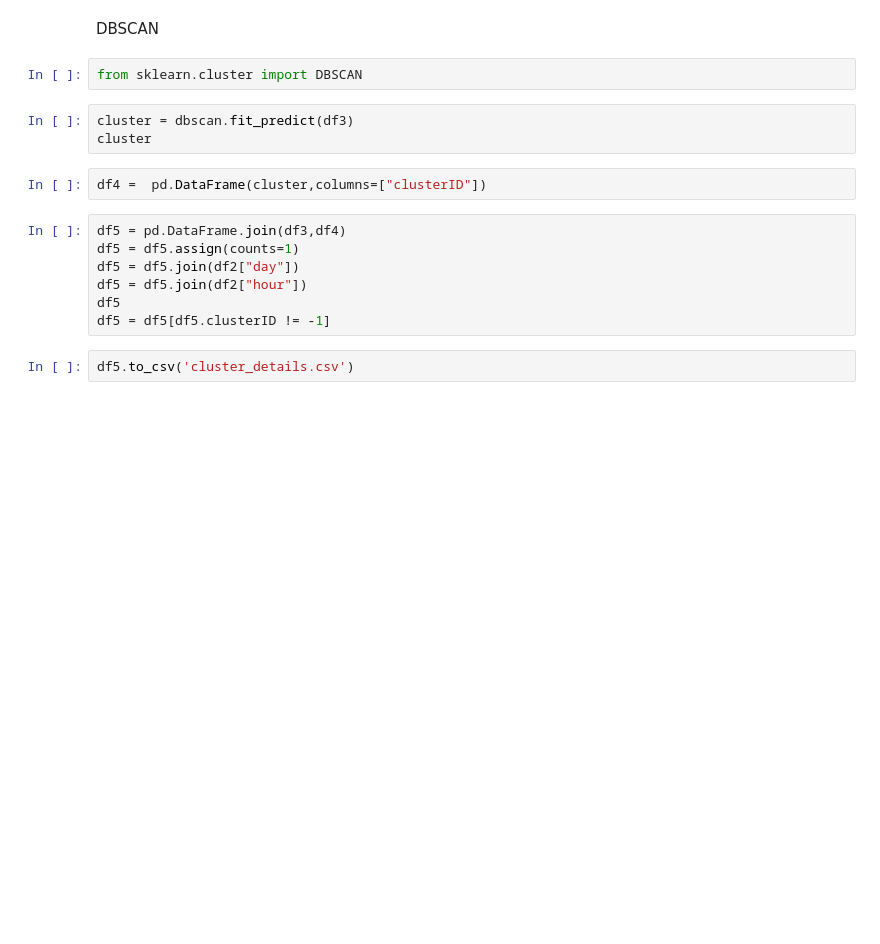
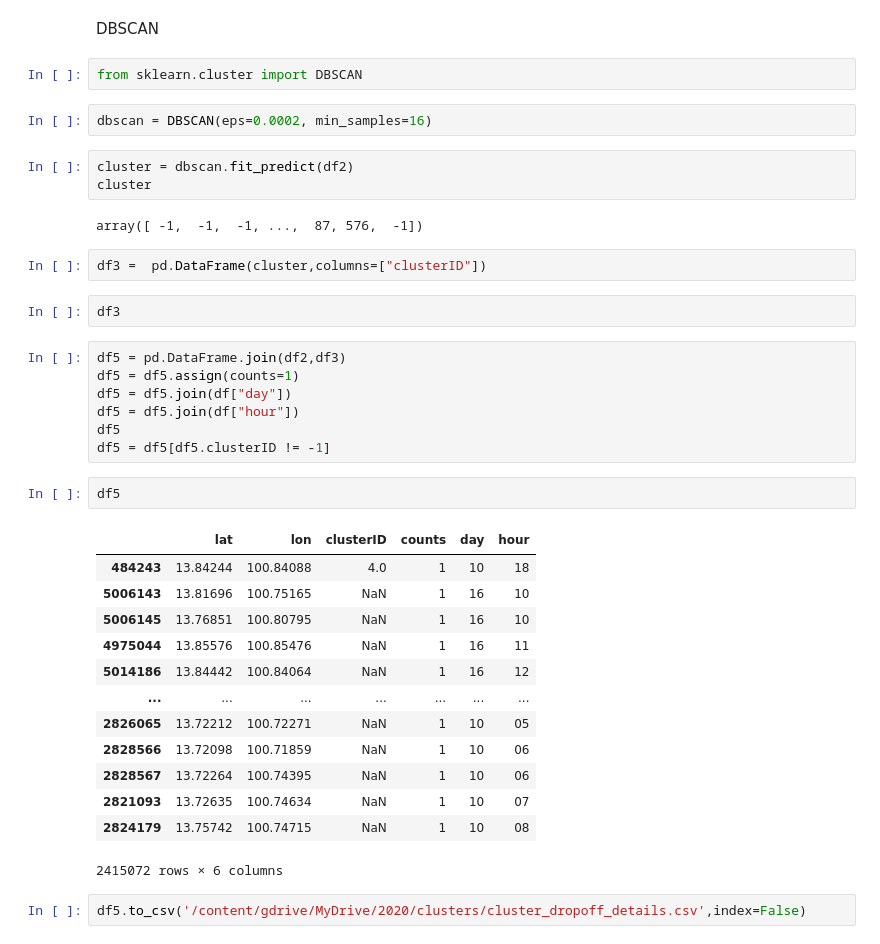
Before and after one commit to tchtan/Taxi-Analytics, a Jupyter notebook: taxi.ipynb, the cells around one changed output. Saved outputs shown, nothing was run; the diff lists cells and outputs as text; blank space fills up the shorter version.

Commit message:
DBSCAN / Distance update

```diff
--- a/taxi.ipynb
+++ b/taxi.ipynb
@@ -516,19 +512,41 @@ df3
 DBSCAN
 # %%
 from sklearn.cluster import DBSCAN
+# %%
+dbscan = DBSCAN(eps=0.0002, min_samples=16)
 # %%
-cluster = dbscan.fit_predict(df3)
+cluster = dbscan.fit_predict(df2)
 cluster
+# %% [output]
+array([ -1,  -1,  -1, ...,  87, 576,  -1])
 # %%
-df4 =  pd.DataFrame(cluster,columns=["clusterID"])
+df3 =  pd.DataFrame(cluster,columns=["clusterID"])
+# %%
+df3
 # %%
-df5 = pd.DataFrame.join(df3,df4)
+df5 = pd.DataFrame.join(df2,df3)
 df5 = df5.assign(counts=1)
-df5 = df5.join(df2["day"])
-df5 = df5.join(df2["hour"])
+df5 = df5.join(df["day"])
+df5 = df5.join(df["hour"])
 df5
 df5 = df5[df5.clusterID != -1]
-# %%
-df5.to_csv('cluster_details.csv')
+# %%
+df5
+# %% [output]
+|  | lat | lon | clusterID | counts | day | hour |
+| 484243 | 13.84244 | 100.84088 | 4.0 | 1 | 10 | 18 |
+| 5006143 | 13.81696 | 100.75165 | NaN | 1 | 16 | 10 |
+| 5006145 | 13.76851 | 100.80795 | NaN | 1 | 16 | 10 |
+| 4975044 | 13.85576 | 100.85476 | NaN | 1 | 16 | 11 |
+| 5014186 | 13.84442 | 100.84064 | NaN | 1 | 16 | 12 |
+| ... | ... | ... | ... | ... | ... | ... |
+| 2826065 | 13.72212 | 100.72271 | NaN | 1 | 10 | 05 |
+| 2828566 | 13.72098 | 100.71859 | NaN | 1 | 10 | 06 |
+| 2828567 | 13.72264 | 100.74395 | NaN | 1 | 10 | 06 |
+| 2821093 | 13.72635 | 100.74634 | NaN | 1 | 10 | 07 |
+| 2824179 | 13.75742 | 100.74715 | NaN | 1 | 10 | 08 |
+2415072 rows × 6 columns
+# %%
+df5.to_csv('/content/gdrive/MyDrive/2020/clusters/cluster_dropoff_details.csv',index=False)
 # %%
 df6 = df5.groupby(['clusterID']).agg({"lat":"mean","lon":"mean","counts":"sum"})
```
Also changed, not shown: parts of 25 cells of this notebook.
